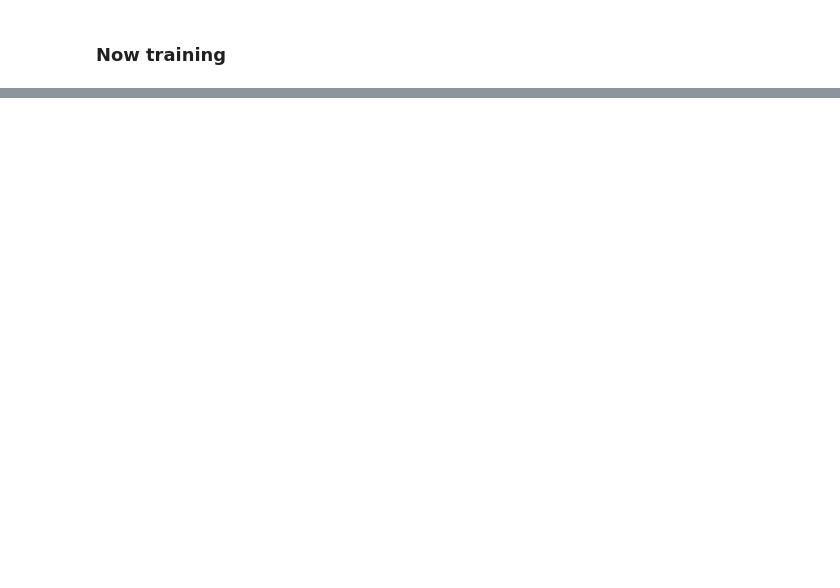
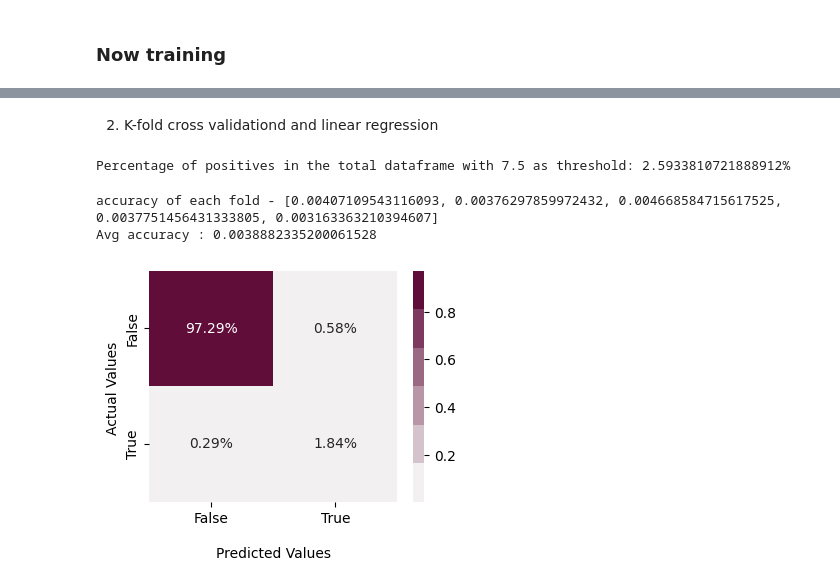
Before and after one commit to pharmbio/Thesis_ActLearn_DOP_2022, a Jupyter notebook: main/supervised_learning/experiment1_regression.ipynb, the cells around one changed output, grey strips where cells are left out. Drawn from its saved outputs; the diff is of its cells as text; code cells hidden in the pictures; blank space fills up the shorter version.

Commit message:
Trainig with regression

```diff
--- a/main/supervised_learning/experiment1_regression.ipynb
+++ b/main/supervised_learning/experiment1_regression.ipynb
@@ -162,2 +173,0 @@ y = 1000*y
-# %%
-X_train, X_test, y_train, y_test = train_test_split(X, y, test_size=0.2, random_state=25435)
@@ -176,0 +185,57 @@ results = pd.DataFrame({'Actual': y_test.flatten(), 'Predicted': y_pred.flatten(
+# %% [markdown]
+2) K-fold cross validationd and linear regression
+# %%
+#Parameters
+thr = 7.5
+cv_k = 10
+# %%
+y_frame = pd.DataFrame({'MITO': y.values.flatten()})
+y_frame = fun.labelling_v2(y_frame, col_reference=0, labels_position = 1, label_positive=1, label_negative=0, threshold=thr)
+y_frame = y_frame.groupby('Labels_0').count()
+print(f'Percentage of positives in the total dataframe with {thr} as threshold: {y_frame.MITO[1]*100 / y_frame.MITO.sum()}%')
+# %% [output]
+Percentage of positives in the total dataframe with 7.5 as threshold: 2.5933810721888912%
+# %%
+#Implementing cross validation
+
+k = 5
+kf = KFold(n_splits=k, random_state=None)
+model = LinearRegression()
+
+acc_score = []
+
+for train_index , test_index in kf.split(X):
+    X_train , X_test = X.iloc[train_index,:],X.iloc[test_index,:]
+    y_train , y_test = y[train_index] , y[test_index]
+
+    model.fit(X_train,y_train)
+    y_pred = model.predict(X_test)
+
+    acc = mean_squared_log_error(y_pred , y_test)
+    acc_score.append(acc)
+
+avg_acc_score = sum(acc_score)/k
+
+print('accuracy of each fold - {}'.format(acc_score))
+print('Avg accuracy : {}'.format(avg_acc_score))
+# %% [output]
+accuracy of each fold - [0.00407109543116093, 0.00376297859972432, 0.004668584715617525, 0.0037751456431333805, 0.003163363210394607]
+Avg accuracy : 0.0038882335200061528
+# %%
+# Plor results
+results = pd.DataFrame({'Actual': y_test.values.flatten(), 'Predicted': y_pred.flatten()})
+results = fun.labelling_v2(results, col_reference='Actual', labels_position = 1, label_positive=1, label_negative=0, threshold=thr)
+results = fun.labelling_v2(results, col_reference='Predicted', labels_position = 3, label_positive=1, label_negative=0, threshold=thr)
+
+cd_mo = confusion_matrix(results['Labels_Actual'].tolist(), results['Labels_Predicted'].tolist())
+fig, ax = plt.subplots(1, 1, figsize=(4,3))
+ax = sns.heatmap(cd_mo/np.sum(cd_mo), annot=True, fmt = '.2%', cmap=sns.light_palette((.376, .051, .224)), ax=ax)
+ax.set_xlabel('\nPredicted Values')
+ax.set_ylabel('Actual Values ')
+
+## Ticket labels - List must be in alphabetical order
+ax.xaxis.set_ticklabels(['False','True'])
+ax.yaxis.set_ticklabels(['False','True'])
+plt.show()
+# %% [output]
+[figure, added]
```
Also changed, not shown: parts of 27 cells of this notebook.
